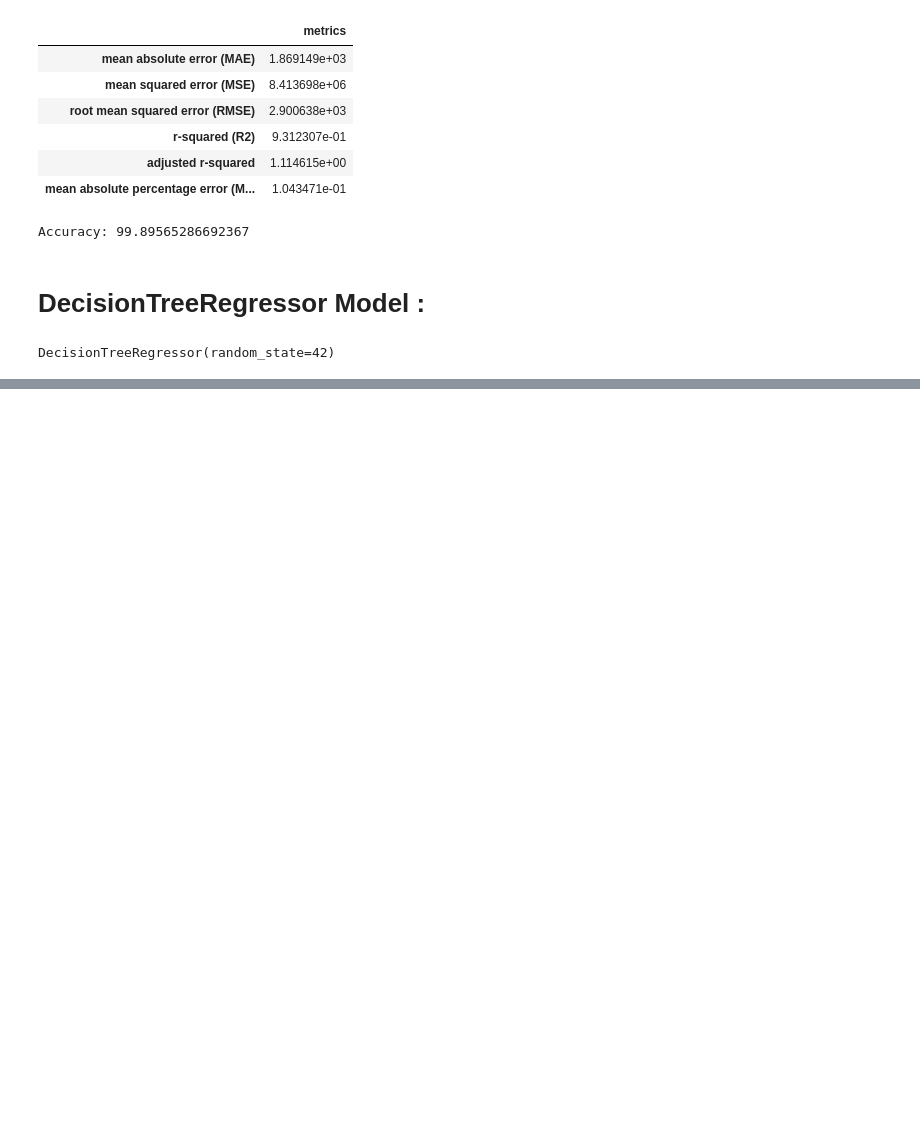
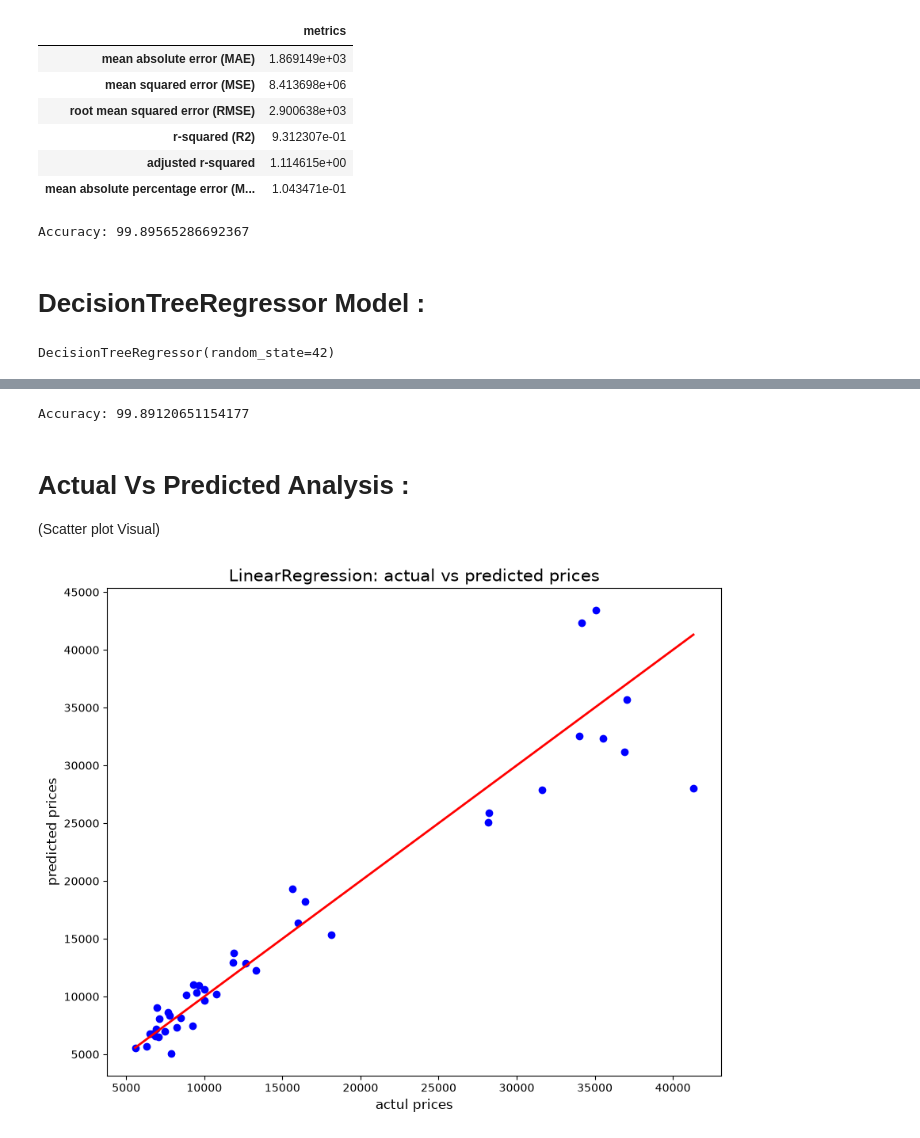
Before and after one commit to AmitParmar20/Car-s_Price_Prediction_ML_Model, a Jupyter notebook: Car's_Price_rediction_Model.ipynb, the cells around one changed output, grey strips where cells are left out. Drawn from its saved outputs; the diff is of its cells as text; code cells hidden in the pictures; blank space fills up the shorter version.

Commit message:
Update car price prediction notebook with outputs

```diff
--- a/Car's_Price_rediction_Model.ipynb
+++ b/Car's_Price_rediction_Model.ipynb
@@ -469,0 +490,19 @@ adjusted_r2 = 1 - (1 - r2) * (len(df_test_y) - 1) / (len(df_test_y) - df_test_x.
+# %%
+accuracy = 100 - mape
+print("\nAccuracy:", accuracy)
+# %% [output]
+Accuracy: 99.89120651154177
+# %% [markdown]
+# Actual Vs Predicted Analysis :
+
+(Scatter plot Visual)
+# %%
+plt.figure(figsize=(10,8))
+plt.scatter(df_test_y, lr_predictions, color='blue', label='Linear Regression')
+plt.plot([df_test_y.min(), df_test_y.max()],[df_test_y.min(), df_test_y.max()], color='red', linewidth=2, label='perfect prediction line')
+plt.xlabel('actul prices', fontsize=12)
+plt.ylabel('predicted prices', fontsize=12)
+plt.title('LinearRegression: actual vs predicted prices', fontsize=15)
+plt.show()
+# %% [output]
+[figure, added]
```
Also changed, not shown: parts of 7 cells of this notebook.
